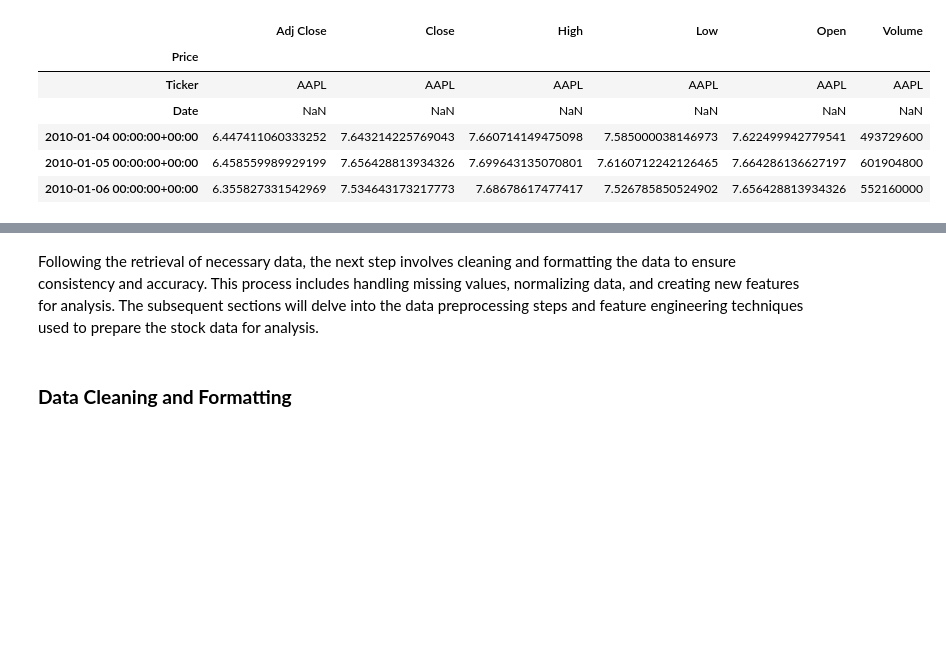
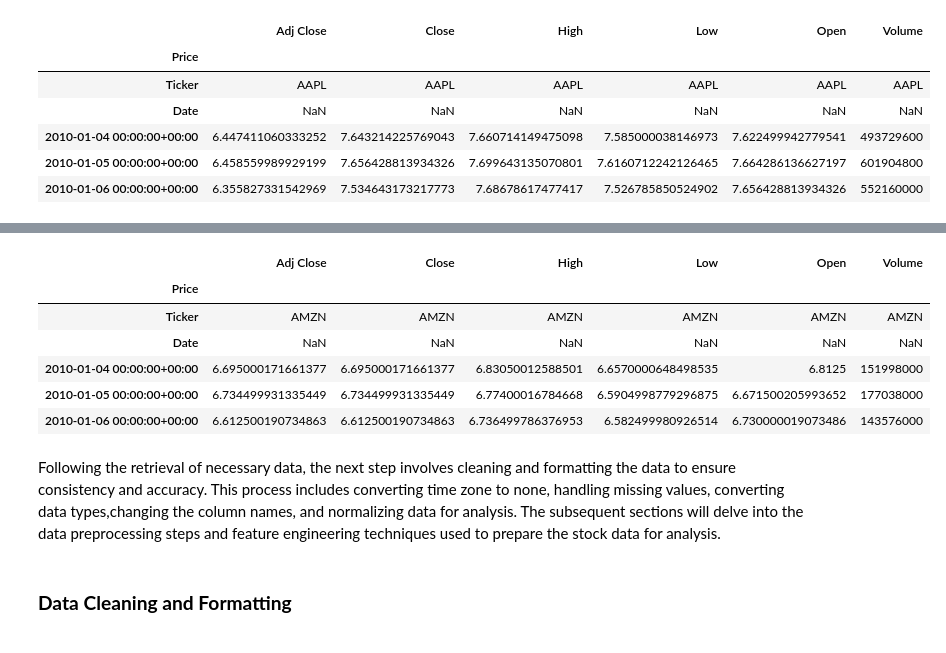
Before and after one commit to TeslimAdeyanju/8-Portfolio-Stock-Analysis, a Jupyter notebook: stock-market-analysis-and-prediction.ipynb, the cells around one changed output, grey strips where cells are left out. Drawn from its saved outputs; the diff is of its cells as text; code cells hidden in the pictures; blank space fills up the shorter version.

Commit message:
add stock-market-analysis-and-prediction

```diff
--- a/stock-market-analysis-and-prediction.ipynb
+++ b/stock-market-analysis-and-prediction.ipynb
@@ -232,5 +287,16 @@ aapl_price.head()
+# %%
+# Display the first 5 rows of the amazon data price
+amzn_price.head()
+# %% [output]
+|  | Adj Close | Close | High | Low | Open | Volume |
+| Price |  |  |  |  |  |  |
+| Ticker | AMZN | AMZN | AMZN | AMZN | AMZN | AMZN |
+| Date | NaN | NaN | NaN | NaN | NaN | NaN |
+| 2010-01-04 00:00:00+00:00 | 6.695000171661377 | 6.695000171661377 | 6.83050012588501 | 6.6570000648498535 | 6.8125 | 151998000 |
+| 2010-01-05 00:00:00+00:00 | 6.734499931335449 | 6.734499931335449 | 6.77400016784668 | 6.5904998779296875 | 6.671500205993652 | 177038000 |
+| 2010-01-06 00:00:00+00:00 | 6.612500190734863 | 6.612500190734863 | 6.736499786376953 | 6.582499980926514 | 6.730000019073486 | 143576000 |
 # %% [markdown]
-Following the retrieval of necessary data, the next step involves cleaning and formatting the data to ensure consistency and accuracy. This process includes handling missing values, normalizing data, and creating new features for analysis. The subsequent sections will delve into the data preprocessing steps and feature engineering techniques used to prepare the stock data for analysis.
+Following the retrieval of necessary data, the next step involves cleaning and formatting the data to ensure consistency and accuracy. This process includes converting time zone to none, handling missing values, converting data types,changing the column names, and normalizing data for analysis. The subsequent sections will delve into the data preprocessing steps and feature engineering techniques used to prepare the stock data for analysis.
 # %% [markdown]
 <h3 style="font-family: 'Cambria', Georgia, serif; font-weight: bold; margin-bottom: 20px; text-align: left; letter-spacing: 1px;">Data Cleaning and Formatting </h3>
 # %% [markdown]
```
Also changed, not shown: parts of 7 cells of this notebook.
